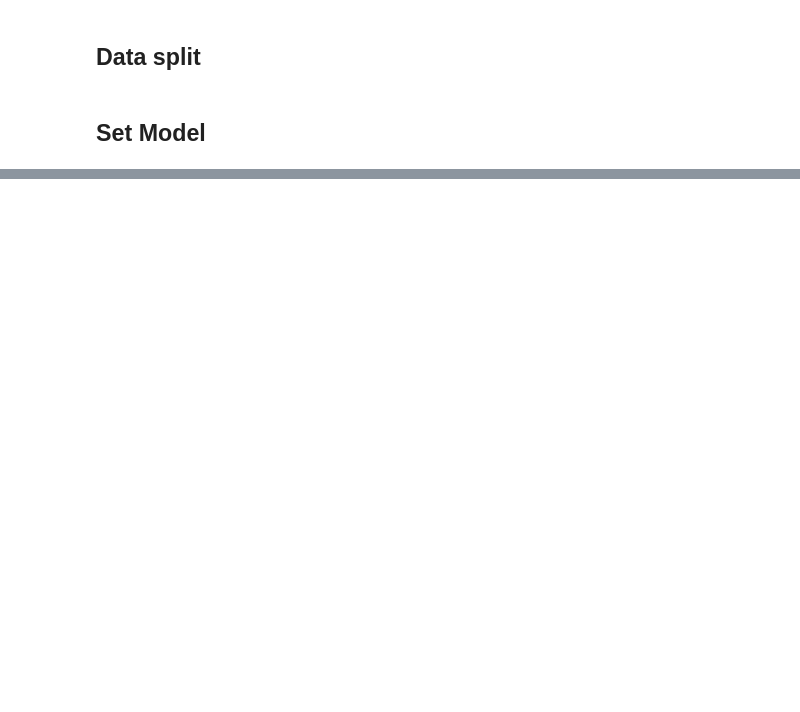
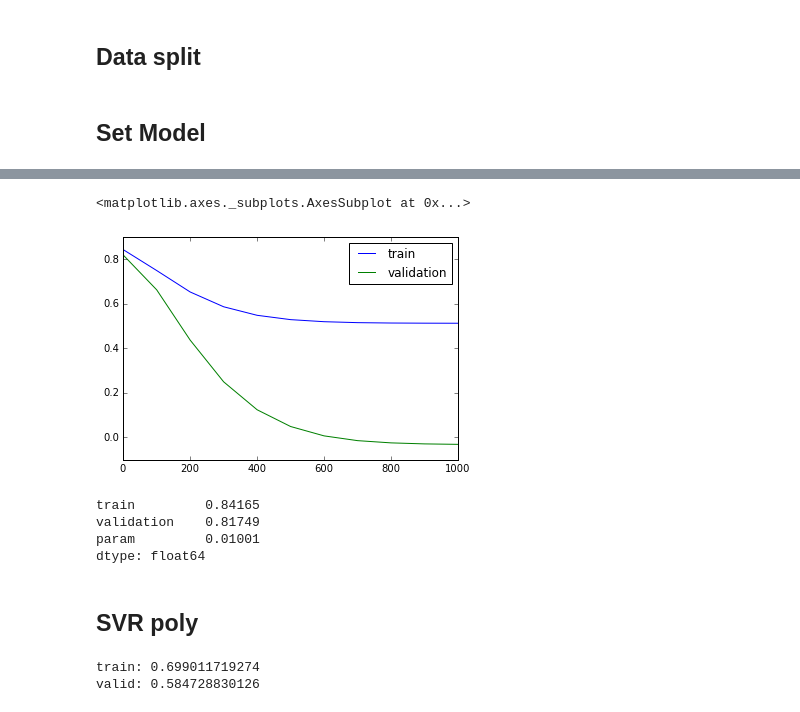
Before and after one commit to AlanPolson/ML_Project, a Jupyter notebook: Code/acs/2_ML/SVR/SVR.ipynb, the cells around one changed output, grey strips where cells are left out. Cells and saved outputs as stored; diff of their text form; code cells hidden in the pictures; blank space fills up the shorter version.

```diff
--- a/Code/acs/2_ML/SVR/SVR.ipynb
+++ b/Code/acs/2_ML/SVR/SVR.ipynb
@@ -107,7 +95,7 @@ Name: internetP, dtype: float64
 # %%
 Xtest, Xtrain, Xval   = (x[1].drop('label',1) for x in puma_imp.groupby('label'))
 # %%
-ytest, ytrain, yval = (x[1]['internetP'] for x in ys.groupby(L))
+ytest, ytrain, yval = (x[1]['internetP'] for x in ys.groupby('label'))
 # %%
 datas = {'Xtest':Xtest,
          'Xtrain':Xtrain,
@@ -140,0 +176,6 @@ def evaluate(model, datas=datas ):
+# %%
+results5 = {}
+for  e in xrange(1,1020, 100):
+    print e
+    gamma = 0.00001*e
+    results5[e] = evaluate(SVR(kernel='rbf', C=100, gamma=gamma),iterative=True, param = gamma)
@@ -140,0 +194,21 @@ def evaluate(model, datas=datas ):
+# %%
+r2 = pd.DataFrame(results5).T
+r2.columns = ('train','validation', 'param')
+r2[['train', 'validation']].plot()
+# %% [output]
+<matplotlib.axes._subplots.AxesSubplot at 0x...>
+[figure, added]
+# %%
+r2.max()
+# %% [output]
+train         0.84165
+validation    0.81749
+param         0.01001
+dtype: float64
+# %% [markdown]
+## SVR poly
+# %%
+evaluate(SVR(kernel='poly', C=100, degree=3, gamma=0.05))
+# %% [output]
+train: 0.699011719274
+valid: 0.584728830126
```
Also changed, not shown: parts of 31 cells of this notebook.
